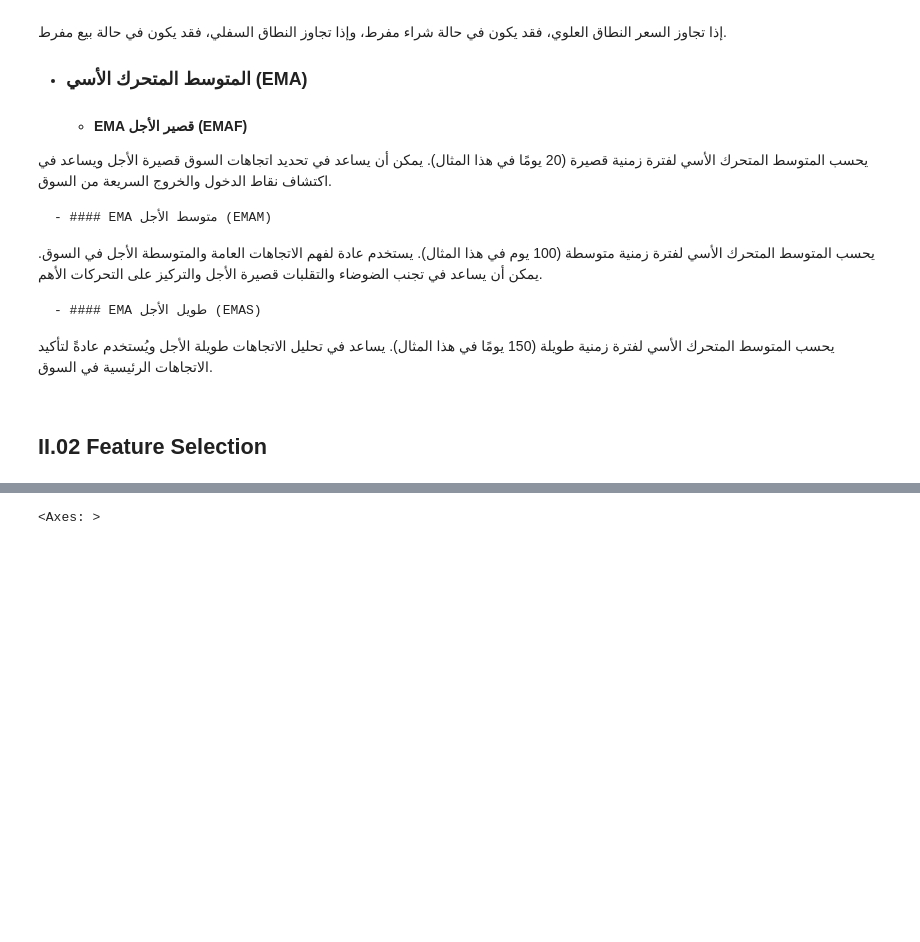
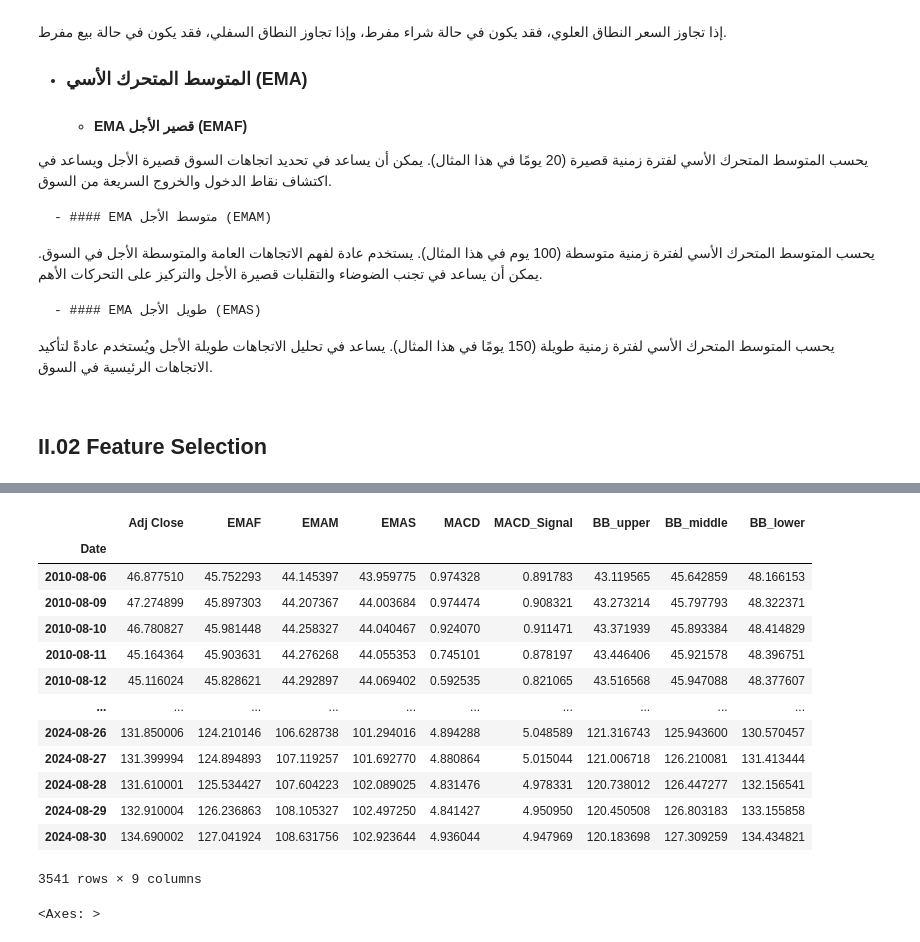
Before and after one commit to Ox03bb/Stock_Prices_Prediction, a Jupyter notebook: Stock_Prices_Prediction.ipynb, the cells around one changed output, grey strips where cells are left out. Cells and saved outputs as stored; diff of their text form; code cells hidden in the pictures; blank space fills up the shorter version.

```diff
--- a/Stock_Prices_Prediction.ipynb
+++ b/Stock_Prices_Prediction.ipynb
@@ -157,6 +144,8 @@ target = data["Adj Close"].to_numpy()
 # %%
-data = data.drop(columns=['Volume','Close','High','Low',"Open"],axis=1)
-data.tail(1)
+for i in range(len(arr)):
+    arr[i] = arr[i].drop(columns=['Volume','Close',"Symbol",'High','Low',"Open"],axis=1)
+
+arr[0].tail(1)
 # %% [output]
 |  | Adj Close |
 | Date |  |
@@ -203,19 +192,22 @@ data.tail(1)
 # %% [markdown]
 ## II.02 Feature Selection
 # %%
-data['EMAF'] = ta.ema(data["Adj Close"], length=20)
-data['EMAM'] = ta.ema(data["Adj Close"], length=100)
-data['EMAS'] = ta.ema(data["Adj Close"], length=150)
+for i in range(len(arr)):
+    arr[i]['EMAF'] = ta.ema(arr[i]["Adj Close"], length=20)
+    arr[i]['EMAM'] = ta.ema(arr[i]["Adj Close"], length=100)
+    arr[i]['EMAS'] = ta.ema(arr[i]["Adj Close"], length=150)
 
-data['RSI'] = ta.rsi(data["Adj Close"], length=14)
+    # arr[i]['RSI'] = ta.rsi(arr[i]["Adj Close"], length=14)
 
-MACD = ta.macd(data["Adj Close"], fast=12, slow=26, signal=9)
+    MACD = ta.macd(arr[i]["Adj Close"], fast=12, slow=26, signal=9)
 
-data['MACD'] = MACD['MACD_12_26_9']
-data['MACD_Signal'] = MACD['MACDs_12_26_9']
-data['MACD_Hist'] =  MACD['MACDh_12_26_9']
+    arr[i]['MACD'] = MACD['MACD_12_26_9']
+    arr[i]['MACD_Signal'] = MACD['MACDs_12_26_9']
+    # arr[i]['MACD_Hist'] =  MACD['MACDh_12_26_9']
 
-bbands = ta.bbands(data["Adj Close"], length=20, std=2)
-data['BB_upper'] = bbands['BBL_20_2.0']
-data['BB_middle'] = bbands['BBM_20_2.0']
-data['BB_lower'] = bbands['BBU_20_2.0']  ;data['EMAF'] = ta.ema(data["Adj Close"], length=20)
+    bbands = ta.bbands(arr[i]["Adj Close"], length=20, std=2)
+    arr[i]['BB_upper'] = bbands['BBL_20_2.0']
+    arr[i]['BB_middle'] = bbands['BBM_20_2.0']
+    arr[i]['BB_lower'] = bbands['BBU_20_2.0']
+
+    arr[i] = arr[i].dropna()
@@ -241,3 +214,20 @@ data
+# %%
+arr[0]
+# %% [output]
+|  | Adj Close | EMAF | EMAM | EMAS | MACD | MACD_Signal | BB_upper | BB_middle | BB_lower |
+| Date |  |  |  |  |  |  |  |  |  |
+| 2010-08-06 | 46.877510 | 45.752293 | 44.145397 | 43.959775 | 0.974328 | 0.891783 | 43.119565 | 45.642859 | 48.166153 |
+| 2010-08-09 | 47.274899 | 45.897303 | 44.207367 | 44.003684 | 0.974474 | 0.908321 | 43.273214 | 45.797793 | 48.322371 |
+| 2010-08-10 | 46.780827 | 45.981448 | 44.258327 | 44.040467 | 0.924070 | 0.911471 | 43.371939 | 45.893384 | 48.414829 |
+| 2010-08-11 | 45.164364 | 45.903631 | 44.276268 | 44.055353 | 0.745101 | 0.878197 | 43.446406 | 45.921578 | 48.396751 |
+| 2010-08-12 | 45.116024 | 45.828621 | 44.292897 | 44.069402 | 0.592535 | 0.821065 | 43.516568 | 45.947088 | 48.377607 |
+| ... | ... | ... | ... | ... | ... | ... | ... | ... | ... |
+| 2024-08-26 | 131.850006 | 124.210146 | 106.628738 | 101.294016 | 4.894288 | 5.048589 | 121.316743 | 125.943600 | 130.570457 |
+| 2024-08-27 | 131.399994 | 124.894893 | 107.119257 | 101.692770 | 4.880864 | 5.015044 | 121.006718 | 126.210081 | 131.413444 |
+| 2024-08-28 | 131.610001 | 125.534427 | 107.604223 | 102.089025 | 4.831476 | 4.978331 | 120.738012 | 126.447277 | 132.156541 |
+| 2024-08-29 | 132.910004 | 126.236863 | 108.105327 | 102.497250 | 4.841427 | 4.950950 | 120.450508 | 126.803183 | 133.155858 |
+| 2024-08-30 | 134.690002 | 127.041924 | 108.631756 | 102.923644 | 4.936044 | 4.947969 | 120.183698 | 127.309259 | 134.434821 |
+3541 rows × 9 columns
 # %%
 sns.heatmap(data.corr(),annot=True, fmt=".2f")
 # %% [output]
```
Also changed, not shown: parts of 21 cells of this notebook.
